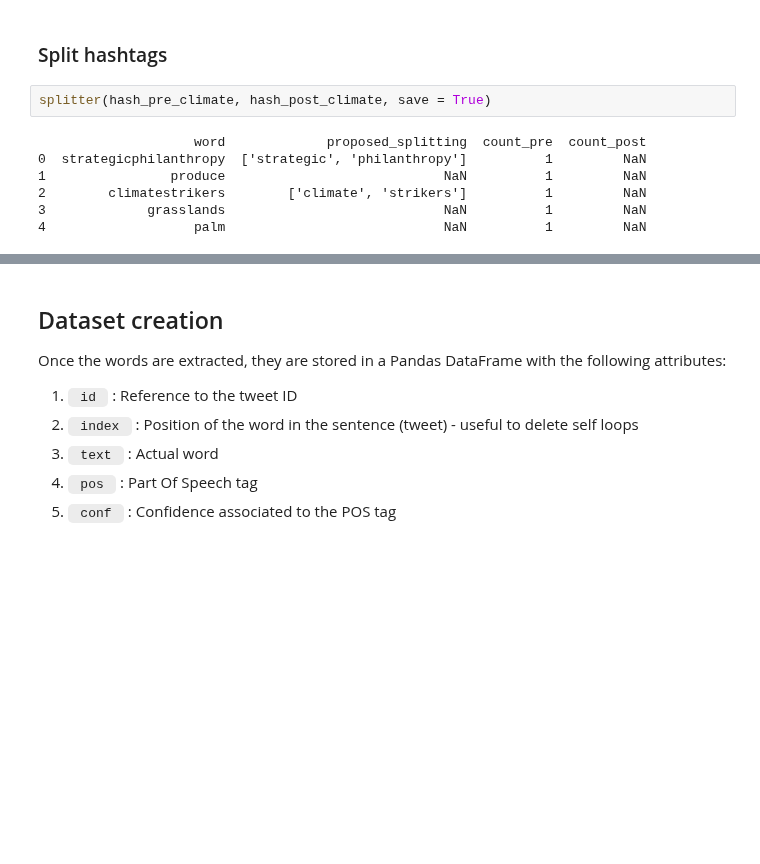
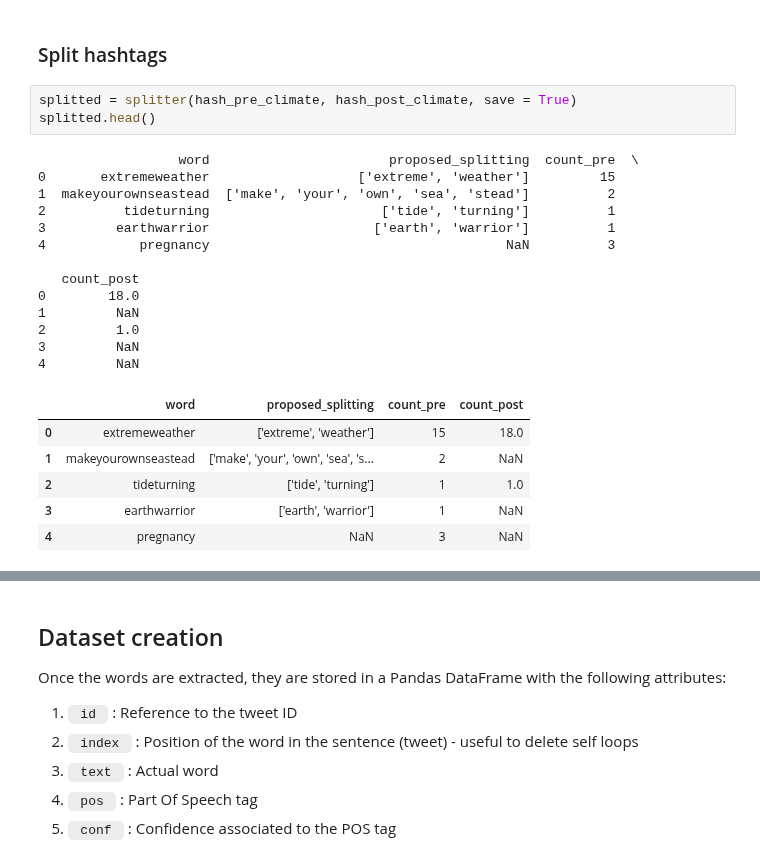
Before and after one commit to Mmiglio/ClimateAction, a Jupyter notebook: extract_words.ipynb, the cells around one changed output, grey strips where cells are left out. Saved outputs shown, nothing was run; the diff lists cells and outputs as text; blank space fills up the shorter version.

```diff
--- a/extract_words.ipynb
+++ b/extract_words.ipynb
@@ -68,11 +69,25 @@ hash_pre_climate.head()
 # %% [markdown]
 ### Split hashtags
 # %%
-splitter(hash_pre_climate, hash_post_climate, save = True)
+splitted = splitter(hash_pre_climate, hash_post_climate, save = True)
+splitted.head()
 # %% [output]
-                    word             proposed_splitting  count_pre  count_post
-0  strategicphilanthropy  ['strategic', 'philanthropy']          1         NaN
-1                produce                            NaN          1         NaN
-2        climatestrikers        ['climate', 'strikers']          1         NaN
-3             grasslands                            NaN          1         NaN
-4                   palm                            NaN          1         NaN
+                  word                       proposed_splitting  count_pre  \
+0       extremeweather                   ['extreme', 'weather']         15
+1  makeyourownseastead  ['make', 'your', 'own', 'sea', 'stead']          2
+2          tideturning                      ['tide', 'turning']          1
+3         earthwarrior                     ['earth', 'warrior']          1
+4            pregnancy                                      NaN          3
+
+   count_post
+0        18.0
+1         NaN
+2         1.0
+3         NaN
+4         NaN
+|  | word | proposed_splitting | count_pre | count_post |
+| 0 | extremeweather | ['extreme', 'weather'] | 15 | 18.0 |
+| 1 | makeyourownseastead | ['make', 'your', 'own', 'sea', 's... | 2 | NaN |
+| 2 | tideturning | ['tide', 'turning'] | 1 | 1.0 |
+| 3 | earthwarrior | ['earth', 'warrior'] | 1 | NaN |
+| 4 | pregnancy | NaN | 3 | NaN |
```
Also changed, not shown: parts of 6 cells of this notebook, 4 other files.
